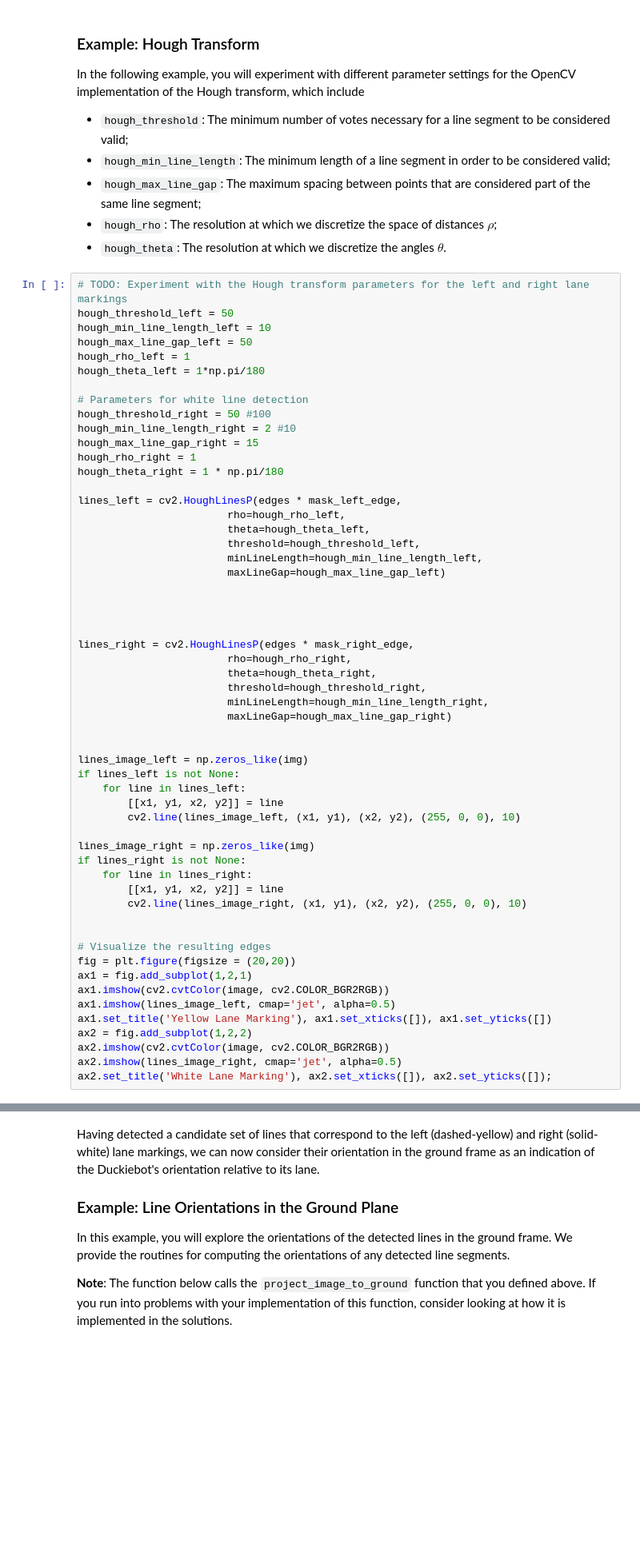
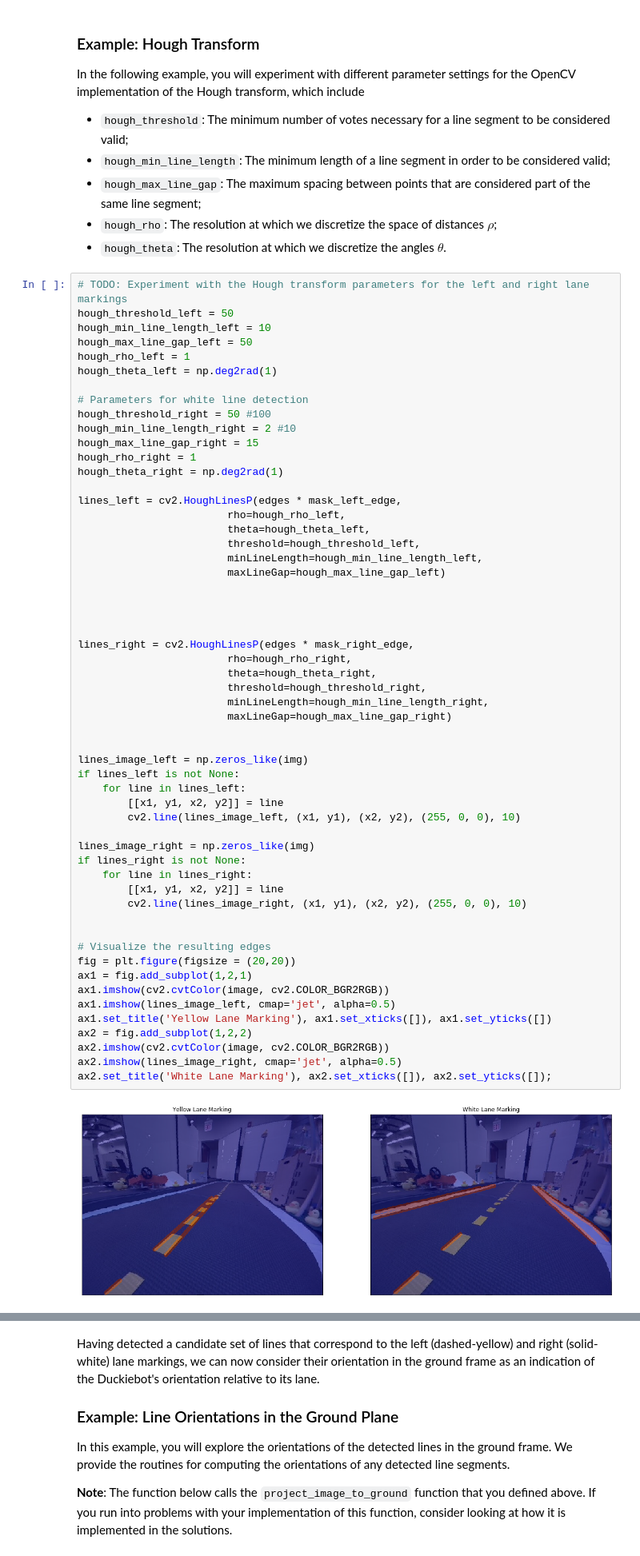
Before and after one commit to olivier-2018/dt-exercises, a Jupyter notebook: visual_lane_following/solution/01-Visual-Control/visual_lane_following_activity.ipynb, the cells around one changed output, grey strips where cells are left out. Shown at 80% size. Cells and saved outputs as stored; diff of their text form; blank space fills up the shorter version.

```diff
--- a/visual_lane_following/solution/01-Visual-Control/visual_lane_following_activity.ipynb
+++ b/visual_lane_following/solution/01-Visual-Control/visual_lane_following_activity.ipynb
@@ -281,14 +289,14 @@ hough_threshold_left = 50
 hough_min_line_length_left = 10
 hough_max_line_gap_left = 50
 hough_rho_left = 1
-hough_theta_left = 1*np.pi/180
+hough_theta_left = np.deg2rad(1)
 
 # Parameters for white line detection
 hough_threshold_right = 50 #100
 hough_min_line_length_right = 2 #10
 hough_max_line_gap_right = 15
 hough_rho_right = 1
-hough_theta_right = 1 * np.pi/180
+hough_theta_right = np.deg2rad(1)
 
 lines_left = cv2.HoughLinesP(edges * mask_left_edge,
                         rho=hough_rho_left,
@@ -304,33 +312,35 @@ lines_right = cv2.HoughLinesP(edges * mask_right_edge,
                         rho=hough_rho_right,
                         theta=hough_theta_right,
                         threshold=hough_threshold_right,
                         minLineLength=hough_min_line_length_right,
                         maxLineGap=hough_max_line_gap_right)
 
 
 lines_image_left = np.zeros_like(img)
 if lines_left is not None:
     for line in lines_left:
         [[x1, y1, x2, y2]] = line
         cv2.line(lines_image_left, (x1, y1), (x2, y2), (255, 0, 0), 10)
 
 lines_image_right = np.zeros_like(img)
 if lines_right is not None:
     for line in lines_right:
         [[x1, y1, x2, y2]] = line
         cv2.line(lines_image_right, (x1, y1), (x2, y2), (255, 0, 0), 10)
 
 
 # Visualize the resulting edges
 fig = plt.figure(figsize = (20,20))
 ax1 = fig.add_subplot(1,2,1)
 ax1.imshow(cv2.cvtColor(image, cv2.COLOR_BGR2RGB))
 ax1.imshow(lines_image_left, cmap='jet', alpha=0.5)
 ax1.set_title('Yellow Lane Marking'), ax1.set_xticks([]), ax1.set_yticks([])
 ax2 = fig.add_subplot(1,2,2)
 ax2.imshow(cv2.cvtColor(image, cv2.COLOR_BGR2RGB))
 ax2.imshow(lines_image_right, cmap='jet', alpha=0.5)
 ax2.set_title('White Lane Marking'), ax2.set_xticks([]), ax2.set_yticks([]);
+# %% [output]
+[figure, added]
 # %% [markdown]
 ## Ground Projection
 
```
Also changed, not shown: parts of 10 cells of this notebook.
